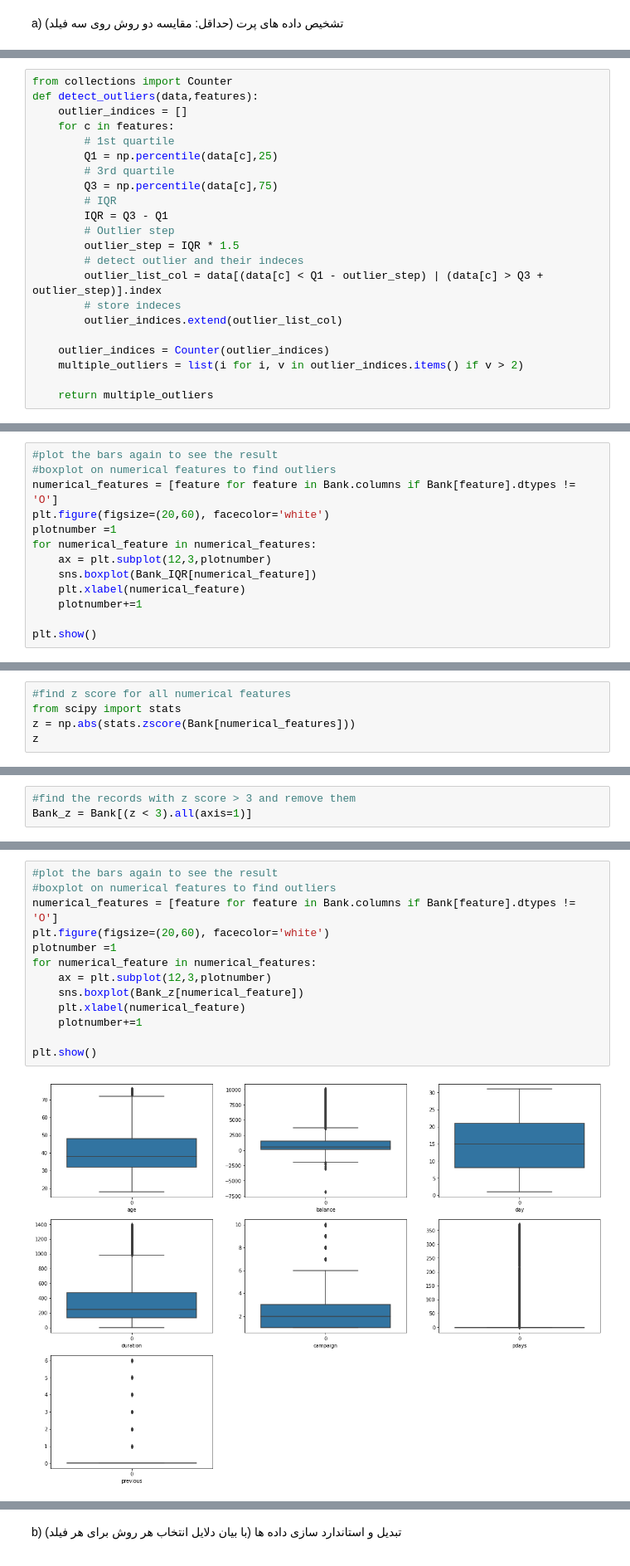
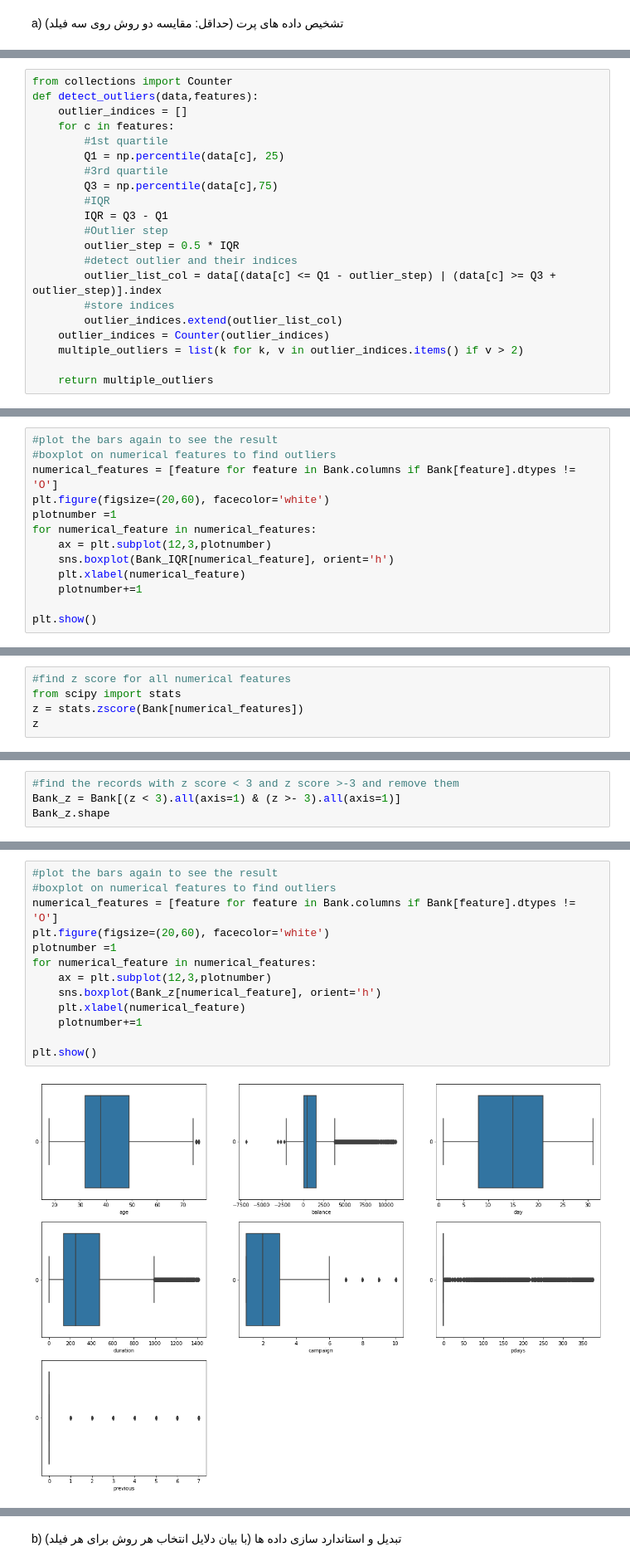
Before and after one commit to Amiirhosseini/Data-Mining-Project, a Jupyter notebook: Bank Marketing Project.ipynb, the cells around one changed output, grey strips where cells are left out. Shown at 83% size. Cells and saved outputs as stored; diff of their text form.

```diff
--- a/Bank Marketing Project.ipynb
+++ b/Bank Marketing Project.ipynb
@@ -142,21 +144,20 @@ from collections import Counter
 def detect_outliers(data,features):
     outlier_indices = []
     for c in features:
-        # 1st quartile
-        Q1 = np.percentile(data[c],25)
-        # 3rd quartile
+        #1st quartile
+        Q1 = np.percentile(data[c], 25)
+        #3rd quartile
         Q3 = np.percentile(data[c],75)
-        # IQR
+        #IQR
         IQR = Q3 - Q1
-        # Outlier step
-        outlier_step = IQR * 1.5
-        # detect outlier and their indeces
-        outlier_list_col = data[(data[c] < Q1 - outlier_step) | (data[c] > Q3 + outlier_step)].index
-        # store indeces
+        #Outlier step
+        outlier_step = 0.5 * IQR
+        #detect outlier and their indices
+        outlier_list_col = data[(data[c] <= Q1 - outlier_step) | (data[c] >= Q3 + outlier_step)].index
+        #store indices
         outlier_indices.extend(outlier_list_col)
-
     outlier_indices = Counter(outlier_indices)
-    multiple_outliers = list(i for i, v in outlier_indices.items() if v > 2)
+    multiple_outliers = list(k for k, v in outlier_indices.items() if v > 2)
 
     return multiple_outliers
 # %%
@@ -193,7 +192,7 @@ plt.figure(figsize=(20,60), facecolor='white')
 plotnumber =1
 for numerical_feature in numerical_features:
     ax = plt.subplot(12,3,plotnumber)
-    sns.boxplot(Bank_IQR[numerical_feature])
+    sns.boxplot(Bank_IQR[numerical_feature], orient='h')
     plt.xlabel(numerical_feature)
     plotnumber+=1
 
@@ -203,7 +202,7 @@ plt.show()
 # %%
 #find z score for all numerical features
 from scipy import stats
-z = np.abs(stats.zscore(Bank[numerical_features]))
+z = stats.zscore(Bank[numerical_features])
 z
 # %% [output]
 |  | age | balance | day | duration | campaign | pdays | previous |
@@ -222,3 +227,4 @@ z
 # %%
-#find the records with z score > 3 and remove them
-Bank_z = Bank[(z < 3).all(axis=1)]
+#find the records with z score < 3 and z score >-3 and remove them
+Bank_z = Bank[(z < 3).all(axis=1) & (z >- 3).all(axis=1)]
+Bank_z.shape
@@ -229,18 +233,18 @@ Bank_z.shape
 # %%
 #plot the bars again to see the result
 #boxplot on numerical features to find outliers
 numerical_features = [feature for feature in Bank.columns if Bank[feature].dtypes != 'O']
 plt.figure(figsize=(20,60), facecolor='white')
 plotnumber =1
 for numerical_feature in numerical_features:
     ax = plt.subplot(12,3,plotnumber)
-    sns.boxplot(Bank_z[numerical_feature])
+    sns.boxplot(Bank_z[numerical_feature], orient='h')
     plt.xlabel(numerical_feature)
     plotnumber+=1
 
 plt.show()
 # %% [output]
-[figure, old version]
+[figure, new version]
 # %%
 #displot on numerical features to find outliers
 numerical_features = [feature for feature in Bank.columns if Bank[feature].dtypes != 'O']
```
Also changed, not shown: parts of 38 cells of this notebook.
